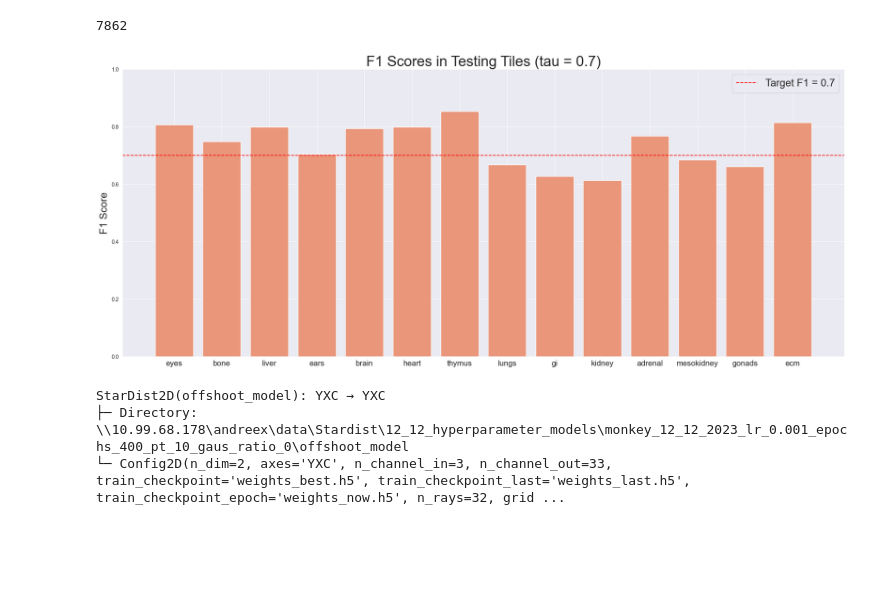
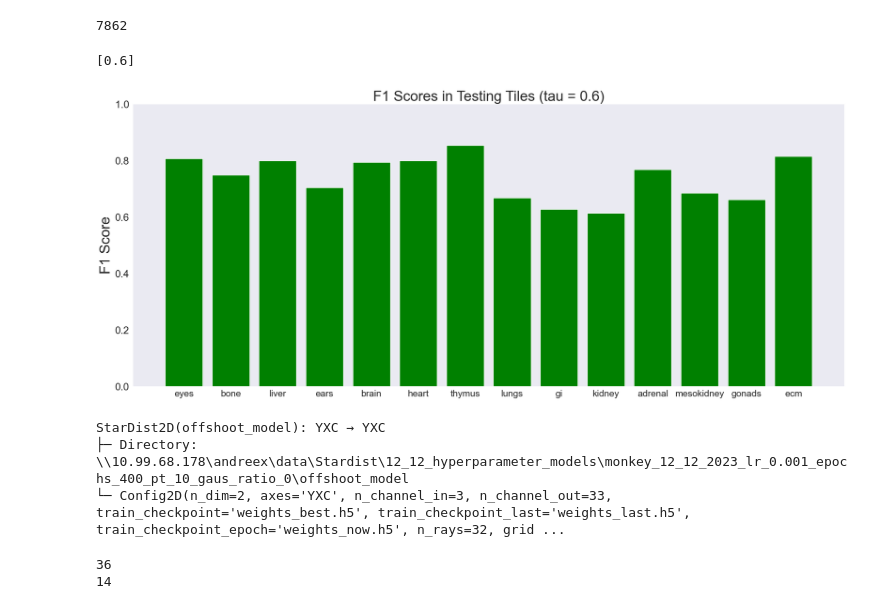
Before and after one commit to donniekramer8/Nuclei-seg-collection, a Jupyter notebook: Segmentation_Analysis/plots/make_combined_f1_bar_plot.ipynb, the cells around one changed output. Cells and saved outputs as stored; diff of their text form; code cells hidden in the pictures; blank space fills up the shorter version.

```diff
--- a/Segmentation_Analysis/plots/make_combined_f1_bar_plot.ipynb
+++ b/Segmentation_Analysis/plots/make_combined_f1_bar_plot.ipynb
@@ -458,36 +458,51 @@ new_df
 print(sum(new_df['TP'])+sum(new_df['FP'])+sum(new_df['FN']))
 # %% [output]
 7862
+# %%
+taus
+# %% [output]
+[0.6]
 # %%
 bar_width = 0.25  # Adjust the width of each bar as needed
 index = np.arange(len(new_df['Organ']))
 
 # Plotting the bars
 fig = plt.figure(figsize=(25, 10))
 fig.set_facecolor('white')
 
-plt.bar(new_df['Organ'], new_df['F1'], color='darksalmon') #, label='Newest Model')
+plt.bar(new_df['Organ'], new_df['F1'], color='green') #, label='Newest Model')
 
 #plt.bar(index, f1_scores, color='blue', width=bar_width, label='Newest Model')
 #plt.bar(index + bar_width, f1_scores_justin, color='orange', width=bar_width, label="Previous model")
 #plt.bar(index + 2 * bar_width, f1_scores_default, color='green', width=bar_width, label='Default H&E')
 
 # plt.xlabel("Organ", fontsize=20)
-plt.ylabel("F1 Score", fontsize=20)
-plt.title("F1 Scores in Testing Tiles (tau = 0.7)", fontsize=28)
-plt.axhline(y=0.7, linestyle='--', color='red', label='Target F1 = 0.7')
+plt.ylabel("F1 Score", fontsize=28)
+plt.title("F1 Scores in Testing Tiles (tau = 0.6)", fontsize=28)
+# plt.axhline(y=0.7, linestyle='--', color='red', label='Target F1 = 0.7')
 plt.ylim(0, 1)
-plt.xticks(index, new_df['Organ'], fontsize = 15)  # Set x-axis labels to tile names
-plt.legend(fontsize=20)
+plt.xticks(index, new_df['Organ'], fontsize = 18)  # Set x-axis labels to tile names
+plt.yticks(fontsize = 20)  # Set x-axis labels to tile names
+
+#plt.legend(fontsize=20)
+plt.grid(False)
+plt.savefig(fr'C:\Users\Donald\PycharmProjects\monkey_nuc_segment\Segmentation_Analysis\monkey\thesis\figs\F1_tissues.pdf', dpi=300)
+
 plt.show()
 # %% [output]
-[figure, old version]
+[figure, new version]
 # %%
 model
 # %% [output]
 StarDist2D(offshoot_model): YXC → YXC
 ├─ Directory: \\10.99.68.178\andreex\data\Stardist\12_12_hyperparameter_models\monkey_12_12_2023_lr_0.001_epochs_400_pt_10_gaus_ratio_0\offshoot_model
 └─ Config2D(n_dim=2, axes='YXC', n_channel_in=3, n_channel_out=33, train_checkpoint='weights_best.h5', train_checkpoint_last='weights_last.h5', train_checkpoint_epoch='weights_now.h5', n_rays=32, grid ...
+# %%
+print(len(f1_scores))
+print(len(index))
+# %% [output]
+36
+14
 # %%
 bar_width = 0.25  # Adjust the width of each bar as needed
 index = np.arange(len(names))
```
Also changed, not shown: parts of 1 cell of this notebook, 6 other files.
